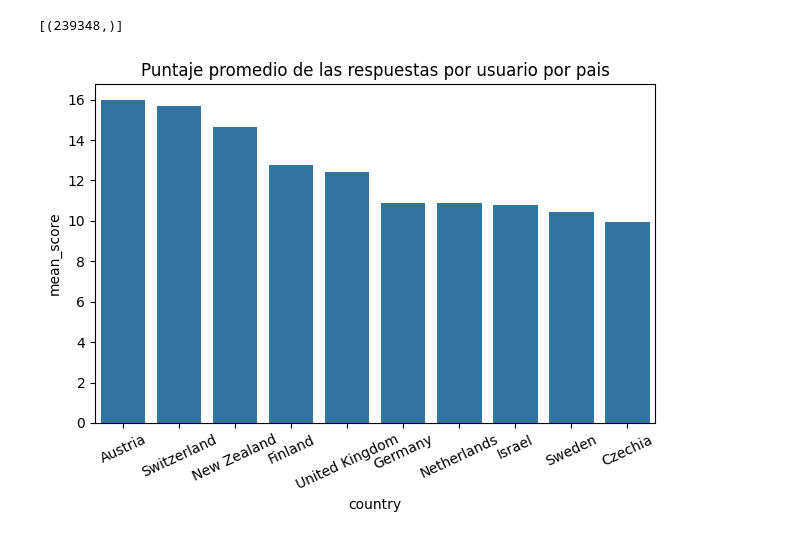
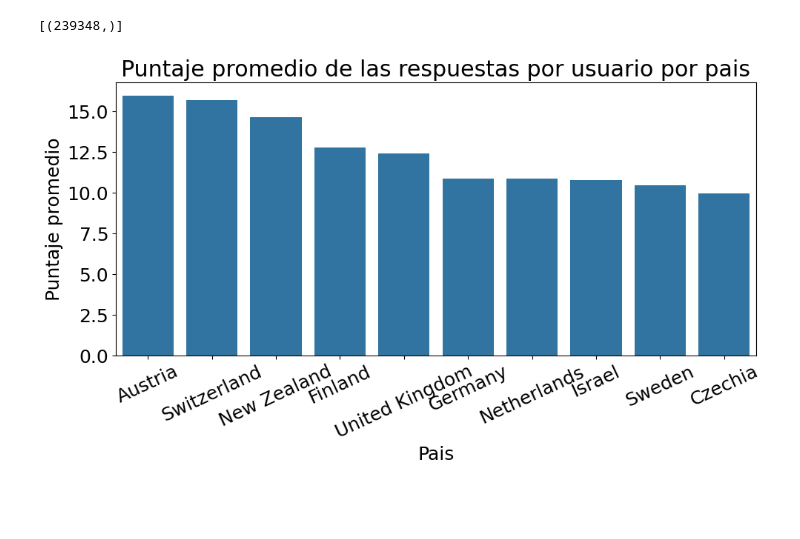
Before and after one commit to flopezd/so_q_recom, a Jupyter notebook: notebooks/eda/python.ipynb, the cells around one changed output. Cells and saved outputs as stored; diff of their text form; code cells hidden in the pictures; blank space fills up the shorter version.

```diff
--- a/notebooks/eda/python.ipynb
+++ b/notebooks/eda/python.ipynb
@@ -3,6 +3,8 @@ import psycopg2
 import pandas as pd
 import seaborn as sns
 import matplotlib.pyplot as plt
+plt.rcParams.update({'font.size': 18})
+plt.rcParams.update({'figure.figsize': [10, 6]})
 # %%
 connection = psycopg2.connect(
     user="postgres",
@@ -33,3 +35,15 @@ with connection:
 total_users
 # %% [output]
 [(19307021,)]
+# %%
+with connection:
+    with connection.cursor() as cursor:
+        cursor.execute(
+            """
+            select count(distinct(u.id))
+            from users u
+            join posts_19 p ON p.owner_user_id=u.id
+            """
+        )
+        total_users = cursor.fetchall()
+total_users
@@ -159,8 +175,10 @@ with connection:
 # %%
 sns.barplot(mean_score_per_country, x="country", y="mean_score", color="tab:blue")
 plt.xticks(rotation=25)
 plt.title("Puntaje promedio de las respuestas por usuario por pais")
+plt.xlabel("Pais")
+plt.ylabel("Puntaje promedio")
 plt.tight_layout()
-plt.savefig("mean_score_per_country.pdf")
+plt.savefig("mean_score_per_country.png")
 # %% [output]
-[figure, old version]
+[figure, new version]
```
Also changed, not shown: parts of 5 cells of this notebook, 8 other files.
